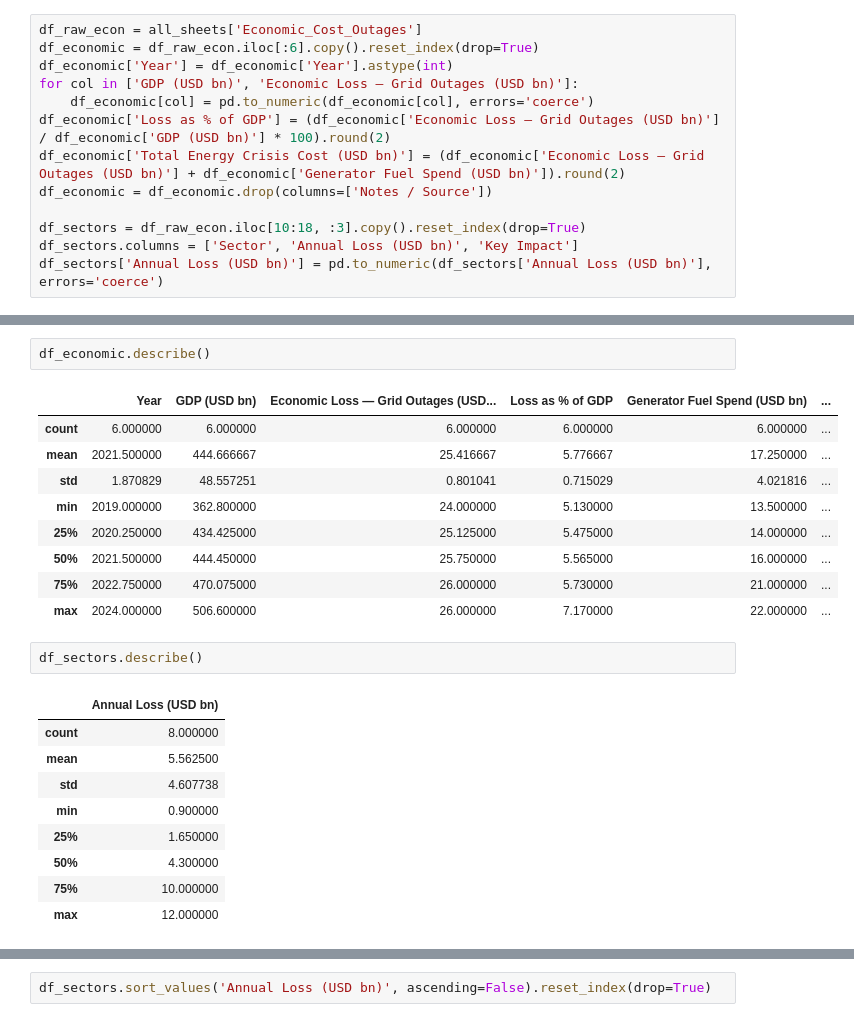
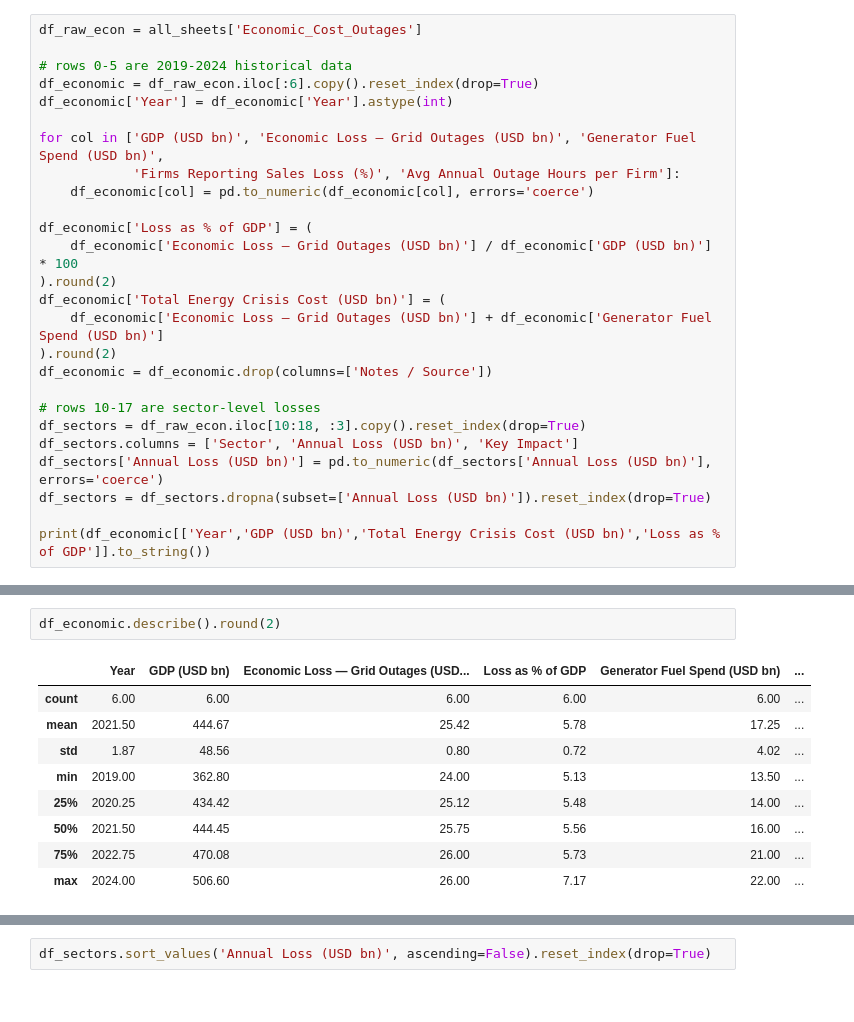
Before and after one commit to jayy-agu/nigeria-power-crisis-analysis, a Jupyter notebook: Nigeria Power Crisis Data Analysis/power.ipynb, the cells around one changed output, grey strips where cells are left out. Cells and saved outputs as stored; diff of their text form.

```diff
--- a/Nigeria Power Crisis Data Analysis/power.ipynb
+++ b/Nigeria Power Crisis Data Analysis/power.ipynb
@@ -100,13 +42,26 @@ dtype: int64
 # %%
 df_raw_econ = all_sheets['Economic_Cost_Outages']
+
+# rows 0-5 are 2019-2024 historical data
 df_economic = df_raw_econ.iloc[:6].copy().reset_index(drop=True)
 df_economic['Year'] = df_economic['Year'].astype(int)
-for col in ['GDP (USD bn)', 'Economic Loss — Grid Outages (USD bn)']:
+
+for col in ['GDP (USD bn)', 'Economic Loss — Grid Outages (USD bn)', 'Generator Fuel Spend (USD bn)',
+            'Firms Reporting Sales Loss (%)', 'Avg Annual Outage Hours per Firm']:
     df_economic[col] = pd.to_numeric(df_economic[col], errors='coerce')
-df_economic['Loss as % of GDP'] = (df_economic['Economic Loss — Grid Outages (USD bn)'] / df_economic['GDP (USD bn)'] * 100).round(2)
-df_economic['Total Energy Crisis Cost (USD bn)'] = (df_economic['Economic Loss — Grid Outages (USD bn)'] + df_economic['Generator Fuel Spend (USD bn)']).round(2)
+
+df_economic['Loss as % of GDP'] = (
+    df_economic['Economic Loss — Grid Outages (USD bn)'] / df_economic['GDP (USD bn)'] * 100
+).round(2)
+df_economic['Total Energy Crisis Cost (USD bn)'] = (
+    df_economic['Economic Loss — Grid Outages (USD bn)'] + df_economic['Generator Fuel Spend (USD bn)']
+).round(2)
 df_economic = df_economic.drop(columns=['Notes / Source'])
 
+# rows 10-17 are sector-level losses
 df_sectors = df_raw_econ.iloc[10:18, :3].copy().reset_index(drop=True)
 df_sectors.columns = ['Sector', 'Annual Loss (USD bn)', 'Key Impact']
 df_sectors['Annual Loss (USD bn)'] = pd.to_numeric(df_sectors['Annual Loss (USD bn)'], errors='coerce')
+df_sectors = df_sectors.dropna(subset=['Annual Loss (USD bn)']).reset_index(drop=True)
+
+print(df_economic[['Year','GDP (USD bn)','Total Energy Crisis Cost (USD bn)','Loss as % of GDP']].to_string())
@@ -156,24 +172,12 @@ df_population: 0 nulls
 # %%
-df_economic.describe()
+df_economic.describe().round(2)
 # %% [output]
 |  | Year | GDP (USD bn) | Economic Loss — Grid Outages (USD... | Loss as % of GDP | Generator Fuel Spend (USD bn) | ... |
-| count | 6.000000 | 6.000000 | 6.000000 | 6.000000 | 6.000000 | ... |
-| mean | 2021.500000 | 444.666667 | 25.416667 | 5.776667 | 17.250000 | ... |
-| std | 1.870829 | 48.557251 | 0.801041 | 0.715029 | 4.021816 | ... |
-| min | 2019.000000 | 362.800000 | 24.000000 | 5.130000 | 13.500000 | ... |
-| 25% | 2020.250000 | 434.425000 | 25.125000 | 5.475000 | 14.000000 | ... |
-| 50% | 2021.500000 | 444.450000 | 25.750000 | 5.565000 | 16.000000 | ... |
-| 75% | 2022.750000 | 470.075000 | 26.000000 | 5.730000 | 21.000000 | ... |
-| max | 2024.000000 | 506.600000 | 26.000000 | 7.170000 | 22.000000 | ... |
+| count | 6.00 | 6.00 | 6.00 | 6.00 | 6.00 | ... |
+| mean | 2021.50 | 444.67 | 25.42 | 5.78 | 17.25 | ... |
+| std | 1.87 | 48.56 | 0.80 | 0.72 | 4.02 | ... |
+| min | 2019.00 | 362.80 | 24.00 | 5.13 | 13.50 | ... |
+| 25% | 2020.25 | 434.42 | 25.12 | 5.48 | 14.00 | ... |
+| 50% | 2021.50 | 444.45 | 25.75 | 5.56 | 16.00 | ... |
+| 75% | 2022.75 | 470.08 | 26.00 | 5.73 | 21.00 | ... |
+| max | 2024.00 | 506.60 | 26.00 | 7.17 | 22.00 | ... |
-# %%
-df_sectors.describe()
-# %% [output]
-|  | Annual Loss (USD bn) |
-| count | 8.000000 |
-| mean | 5.562500 |
-| std | 4.607738 |
-| min | 0.900000 |
-| 25% | 1.650000 |
-| 50% | 4.300000 |
-| 75% | 10.000000 |
-| max | 12.000000 |
```
Also changed, not shown: parts of 115 cells of this notebook.
